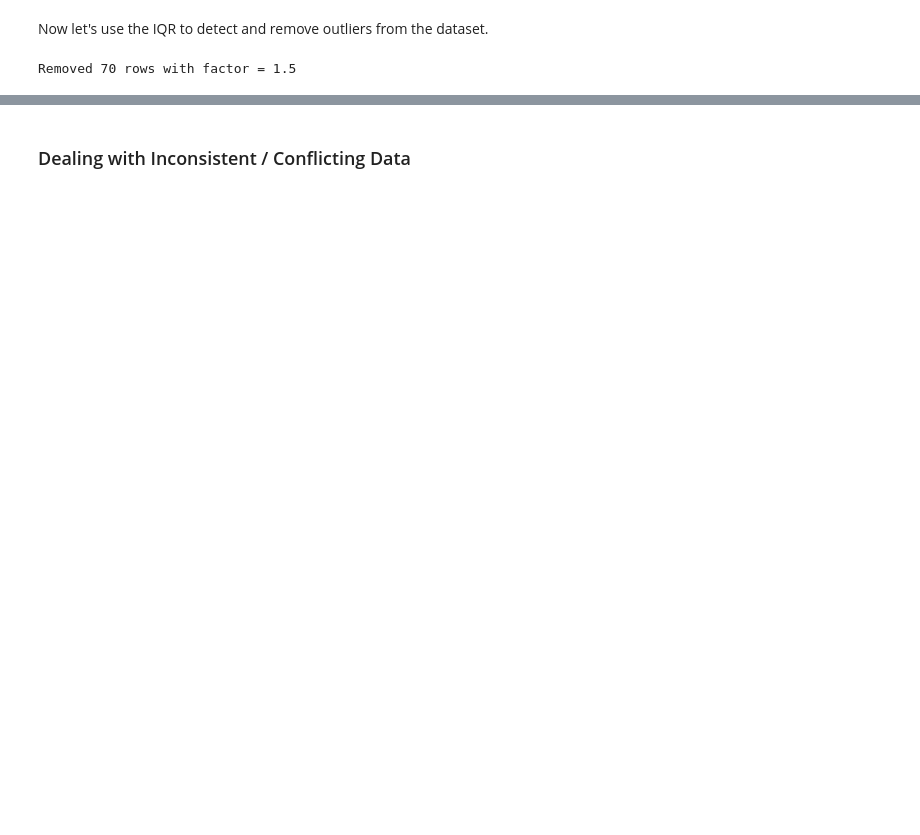
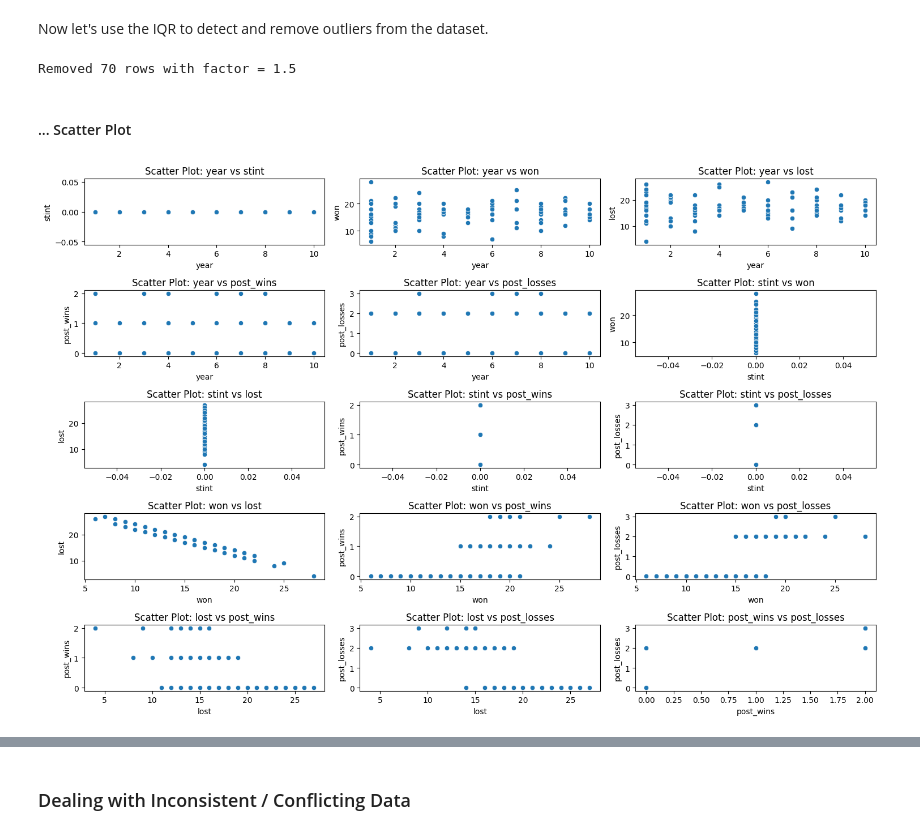
Before and after one commit to DanielRodrigues08/AC-FEUP, a Jupyter notebook: data_preparation/coaches.ipynb, the cells around one changed output, grey strips where cells are left out. Drawn from its saved outputs; the diff is of its cells as text; code cells hidden in the pictures; blank space fills up the shorter version.

```diff
--- a/data_preparation/coaches.ipynb
+++ b/data_preparation/coaches.ipynb
@@ -55,6 +53,7 @@ This is a simple way to detect outliers using the z-score. The z-score is the nu
 Let's take a look at the z-score range using a histogram plot.
 # %%
 max_zscore = 3
+rows2drop = set()
 histogram_plot(df, max_zscore)
 # %% [output]
 <module 'matplotlib.pyplot' from '/home/daniel/.local/lib/python3.10/site-packages/matplotlib/pyplot.py'>
@@ -82,8 +82,15 @@ iqr_plot(df)
 # %% [markdown]
 Now let's use the IQR to detect and remove outliers from the dataset.
 # %%
-num_rows = df.shape[0]
-df = filter_by_iqr(df, factor)
-print(f"Removed {num_rows - df.shape[0]} rows with factor = {factor}")
+rows2drop_iqr = filter_by_iqr(df, factor)
+print(f"Removed {len(rows2drop_iqr)} rows with factor = {factor}")
+
+rows2drop.update(rows2drop_iqr)
 # %% [output]
 Removed 70 rows with factor = 1.5
+# %% [markdown]
+#### ... Scatter Plot
+# %%
+scatter_plot(df.drop(rows2drop))
+# %% [output]
+[figure, added]
```
Also changed, not shown: parts of 5 cells of this notebook, 4 other files.
